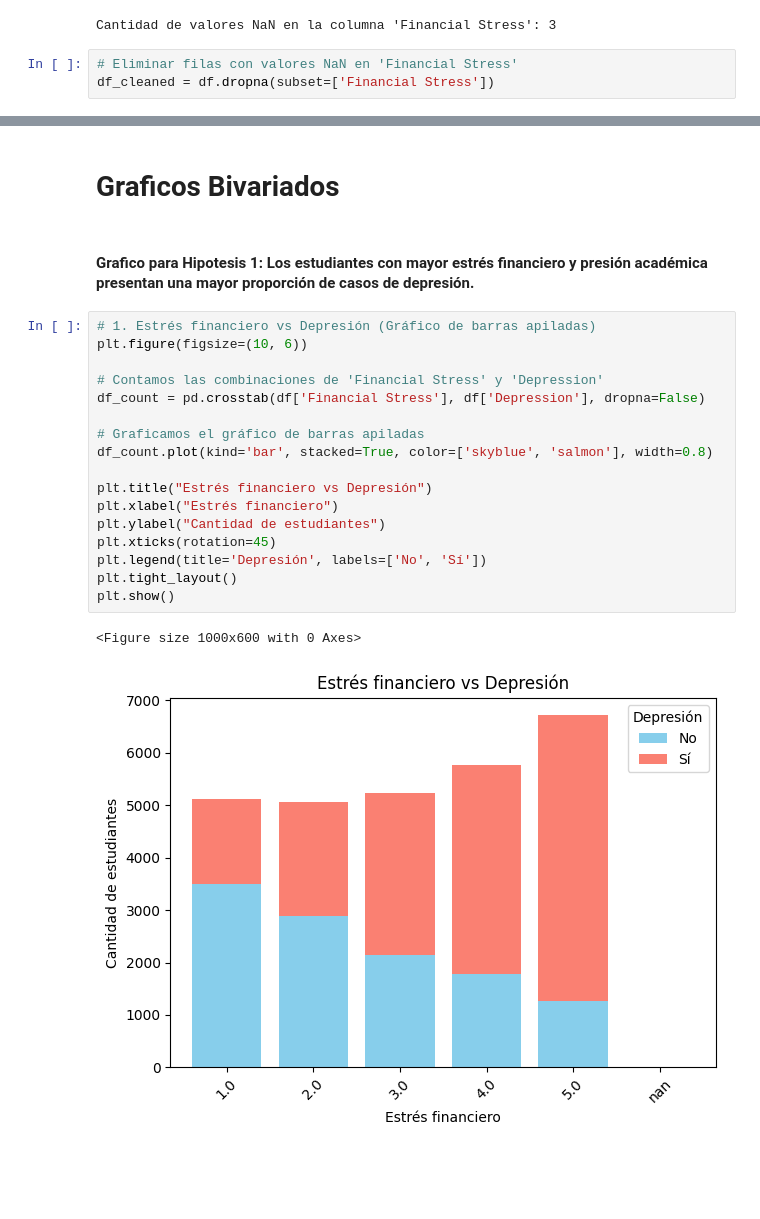
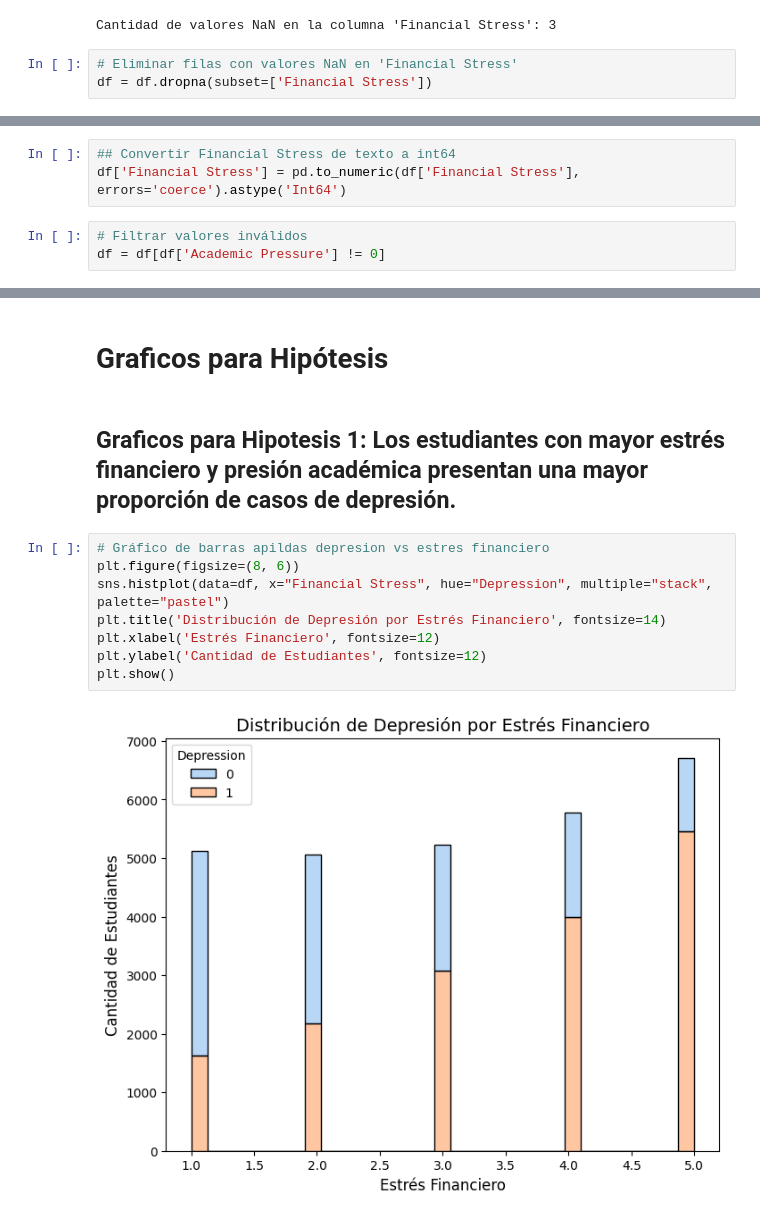
Before and after one commit to FlorMauves/ProyectoDS_StudentDepression_MauvesinTogel, a Jupyter notebook: ProyectoDS_StudenDepression_MauvesinTogel.ipynb, the cells around one changed output, grey strips where cells are left out. Cells and saved outputs as stored; diff of their text form; blank space fills up the shorter version.

```diff
--- a/ProyectoDS_StudenDepression_MauvesinTogel.ipynb
+++ b/ProyectoDS_StudenDepression_MauvesinTogel.ipynb
@@ -464,4 +461,4 @@ print(f"Cantidad de valores NaN en la columna 'Financial Stress': {nan_count}")
 Cantidad de valores NaN en la columna 'Financial Stress': 3
 # %%
 # Eliminar filas con valores NaN en 'Financial Stress'
-df_cleaned = df.dropna(subset=['Financial Stress'])
+df = df.dropna(subset=['Financial Stress'])
@@ -467,0 +485,6 @@ df_cleaned = df.dropna(subset=['Financial Stress'])
+# %%
+## Convertir Financial Stress de texto a int64
+df['Financial Stress'] = pd.to_numeric(df['Financial Stress'], errors='coerce').astype('Int64')
+# %%
+# Filtrar valores inválidos
+df = df[df['Academic Pressure'] != 0]
@@ -468,24 +507,14 @@ df_cleaned = df.dropna(subset=['Financial Stress'])
 # %% [markdown]
-# Graficos Bivariados
+# Graficos para Hipótesis
 # %% [markdown]
-#### Grafico para Hipotesis 1: Los estudiantes con mayor estrés financiero y presión académica presentan una mayor proporción de casos de depresión.
+## Graficos para Hipotesis 1: Los estudiantes con mayor estrés financiero y presión académica presentan una mayor proporción de casos de depresión.
-# %%
-# 1. Estrés financiero vs Depresión (Gráfico de barras apiladas)
-plt.figure(figsize=(10, 6))
-
-# Contamos las combinaciones de 'Financial Stress' y 'Depression'
-df_count = pd.crosstab(df['Financial Stress'], df['Depression'], dropna=False)
-
-# Graficamos el gráfico de barras apiladas
-df_count.plot(kind='bar', stacked=True, color=['skyblue', 'salmon'], width=0.8)
-
-plt.title("Estrés financiero vs Depresión")
-plt.xlabel("Estrés financiero")
-plt.ylabel("Cantidad de estudiantes")
-plt.xticks(rotation=45)
-plt.legend(title='Depresión', labels=['No', 'Sí'])
-plt.tight_layout()
-plt.show()
-# %% [output]
-<Figure size 1000x600 with 0 Axes>
-[figure, removed]
+# %%
+# Gráfico de barras apildas depresion vs estres financiero
+plt.figure(figsize=(8, 6))
+sns.histplot(data=df, x="Financial Stress", hue="Depression", multiple="stack", palette="pastel")
+plt.title('Distribución de Depresión por Estrés Financiero', fontsize=14)
+plt.xlabel('Estrés Financiero', fontsize=12)
+plt.ylabel('Cantidad de Estudiantes', fontsize=12)
+plt.show()
+# %% [output]
+[figure, added]
```
Also changed, not shown: parts of 12 cells of this notebook.
